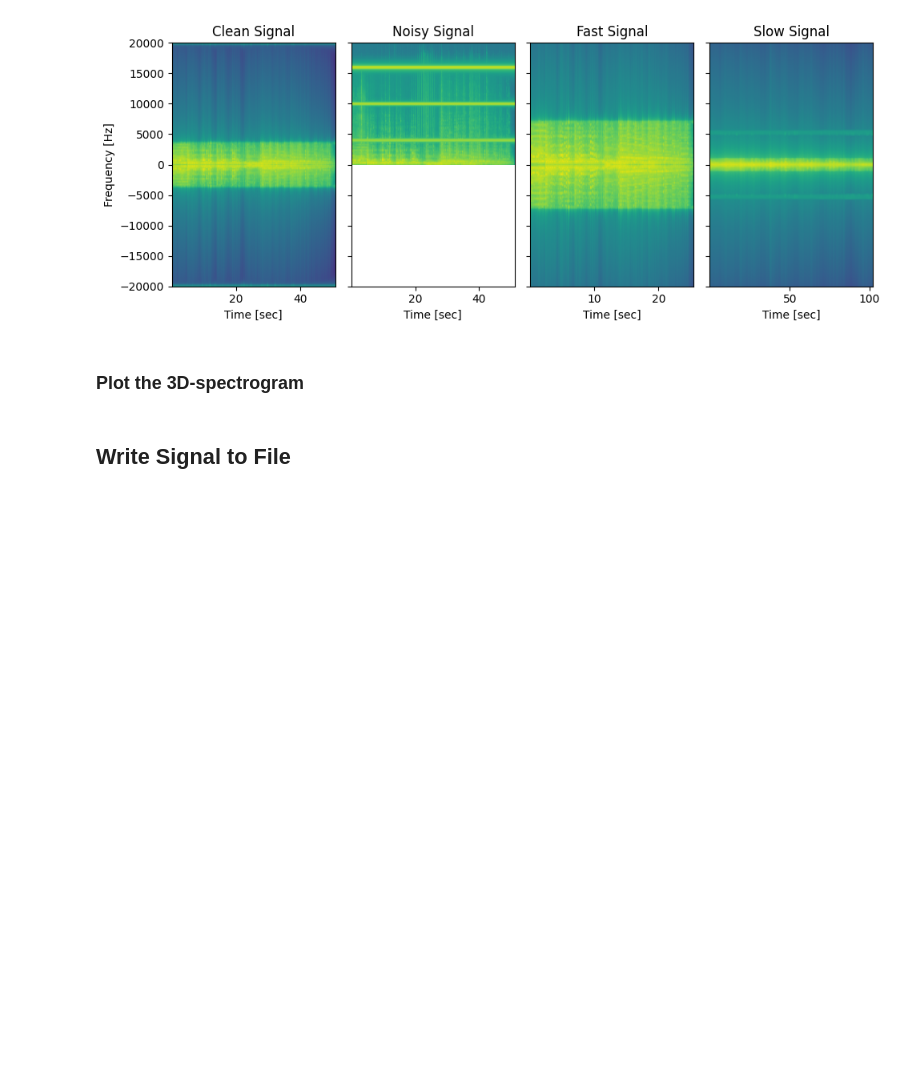
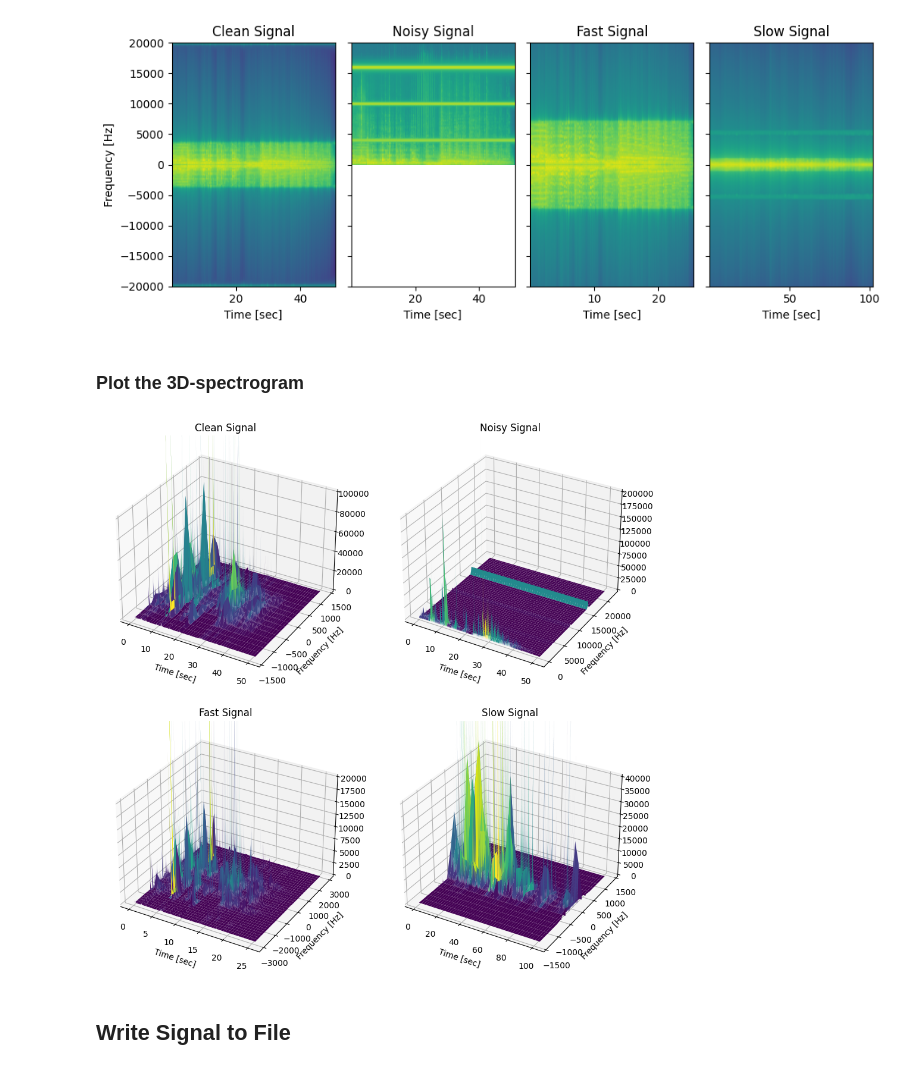
Before and after one commit to MortezaMahdaviMortazavi/SignalSystemProject, a Jupyter notebook: noise_eliminator/noise_eliminator.ipynb, the cells around one changed output. Drawn from its saved outputs; the diff is of its cells as text; code cells hidden in the pictures; blank space fills up the shorter version.

Commit message:
Add 3D spectrogram

```diff
--- a/noise_eliminator/noise_eliminator.ipynb
+++ b/noise_eliminator/noise_eliminator.ipynb
@@ -163,6 +165,43 @@ fig.tight_layout()
 [figure]
 # %% [markdown]
 ### Plot the 3D-spectrogram
+# %%
+fig, ((ax1, ax2), (ax3, ax4)) = plt.subplots(2, 2, figsize=(10, 10), subplot_kw={'projection': '3d'})
+# Compute the spectrogram
+spec_clean, freqs_clean, t_clean = mlab.specgram(clean_signal, Fs=sample_rate)
+spec_noisy, freqs_noisy, t_noisy = mlab.specgram(data, Fs=sample_rate)
+spec_fast, freqs_fast, t_fast = mlab.specgram(fast_signal, Fs=sample_rate)
+spec_slow, freqs_slow, t_slow = mlab.specgram(slow_signal, Fs=sample_rate)
+# Limit the y-axis (-1500, 1500) Hz
+clean_ylimit = np.where((freqs_clean > -1500) & (freqs_clean < 1500))[0]
+fast_ylimit = np.where((freqs_fast > -3000) & (freqs_fast < 3000))[0]
+slow_ylimit = np.where((freqs_slow > -1500) & (freqs_slow < 1500))[0]
+freqs_clean = freqs_clean[clean_ylimit]
+freqs_fast = freqs_fast[fast_ylimit]
+freqs_slow = freqs_slow[slow_ylimit]
+spec_clean = spec_clean[clean_ylimit, :]
+spec_fast = spec_fast[fast_ylimit, :]
+spec_slow = spec_slow[slow_ylimit, :]
+# Plot the spectrogram
+ax1.plot_surface(t_clean[None, :], freqs_clean[:, None], spec_clean, cmap='viridis')
+ax2.plot_surface(t_noisy[None, :], freqs_noisy[:, None], spec_noisy, cmap='viridis')
+ax3.plot_surface(t_fast[None, :], freqs_fast[:, None], spec_fast, cmap='viridis')
+ax4.plot_surface(t_slow[None, :], freqs_slow[:, None], spec_slow, cmap='viridis')
+ax1.set_title('Clean Signal')
+ax2.set_title('Noisy Signal')
+ax3.set_title('Fast Signal')
+ax4.set_title('Slow Signal')
+# Set the z-axis limits
+ax1.set_zlim(0, 100000)
+ax2.set_zlim(0, 200000)
+ax3.set_zlim(0, 20000)
+ax4.set_zlim(0, 40000)
+for ax in fig.get_axes():
+    ax.set_ylabel('Frequency [Hz]')
+    ax.set_xlabel('Time [sec]')
+fig.tight_layout(pad=3.0)
+# %% [output]
+[figure, added]
 # %% [markdown]
 ## Write Signal to File
 # %%
```
Also changed, not shown: parts of 2 cells of this notebook.
